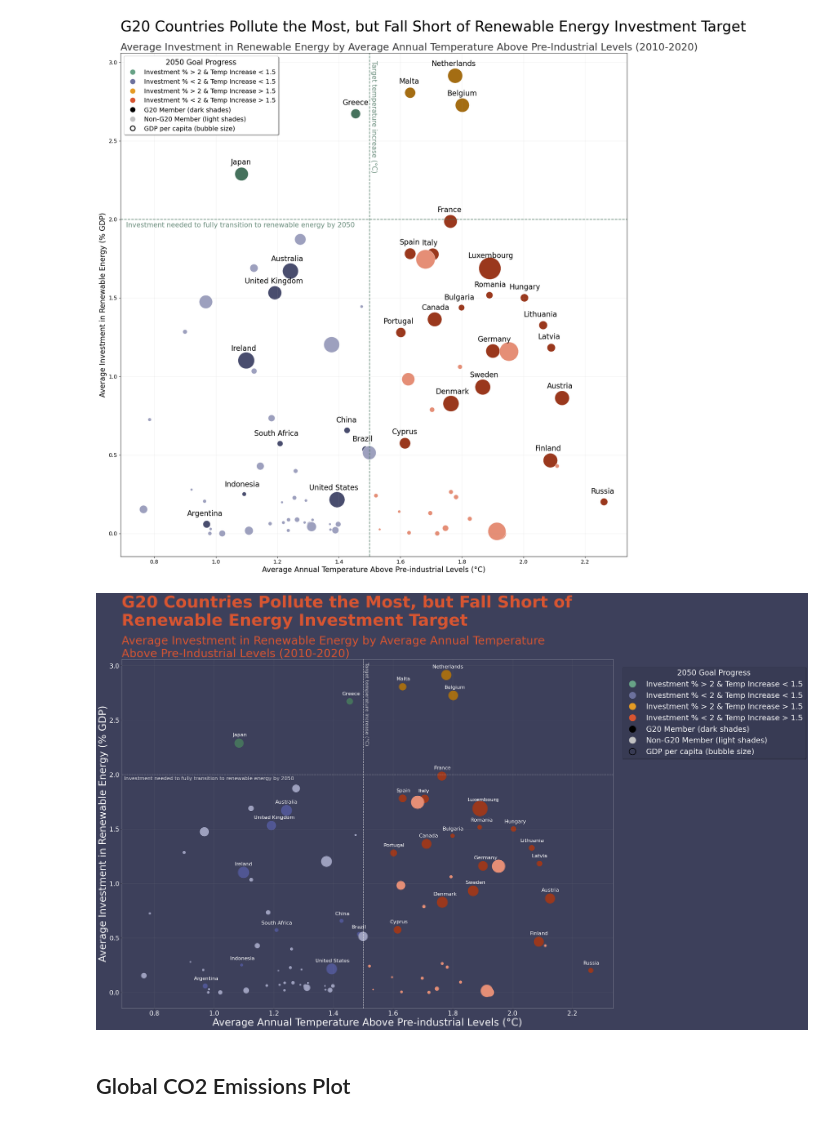
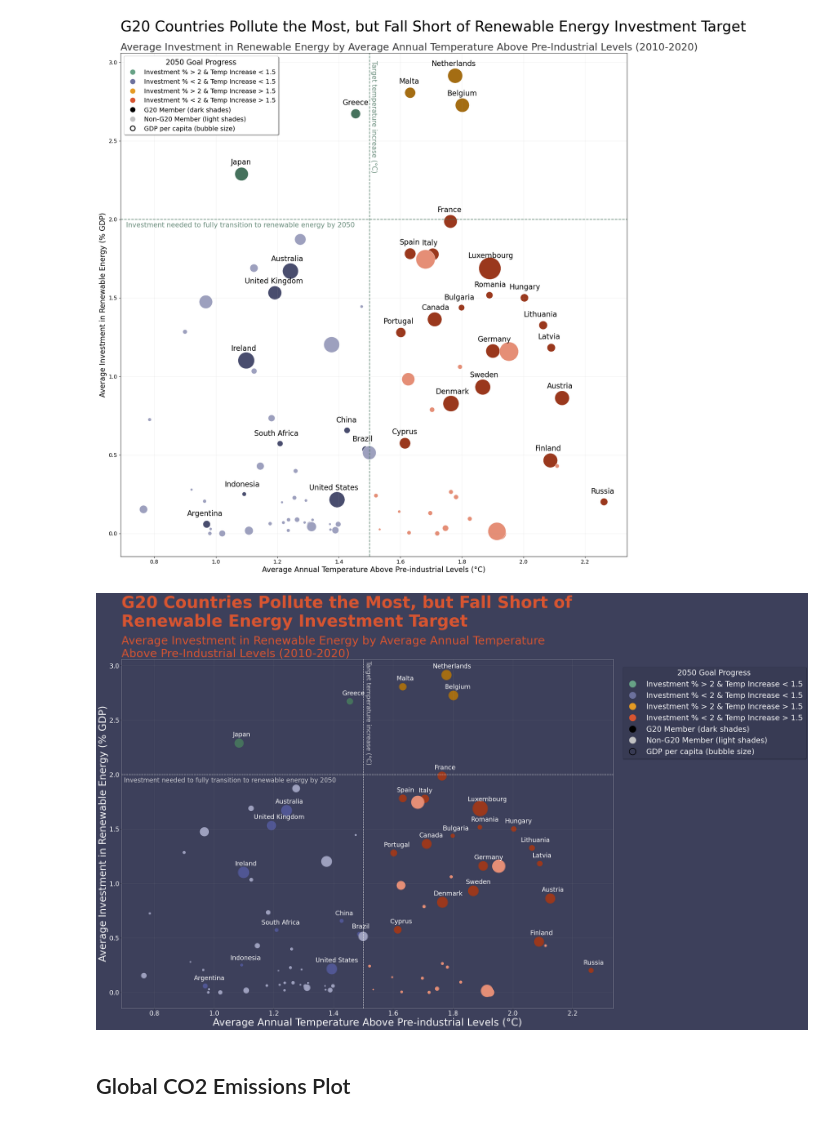
Before and after one commit to simonabors/worlddataviz, a Jupyter notebook: What_just_happened_viz.ipynb, the cells around one changed output. Drawn from its saved outputs; the diff is of its cells as text; code cells hidden in the pictures.

```diff
--- a/What_just_happened_viz.ipynb
+++ b/What_just_happened_viz.ipynb
@@ -408,7 +408,7 @@ temp_delta_avg2.head(5)
 | American Samoa | 0.997545 |
 | Andorra, Principality of | 1.791818 |
 # %%
-renew_invest_avg2 = expend
+renew_invest_avg2 = expend.copy()
 renew_invest_avg2['renew_invest_avg'] = (renew_invest_avg2['F2010'] + renew_invest_avg2['F2011'] + renew_invest_avg2['F2012'] + renew_invest_avg2['F2013'] + renew_invest_avg2['F2014'] + renew_invest_avg2['F2015'] + renew_invest_avg2['F2016'] + renew_invest_avg2['F2017'] + renew_invest_avg2['F2018'] + renew_invest_avg2['F2019'] + renew_invest_avg2['F2020']) / 11
 renew_invest_avg2 = renew_invest_avg2.drop(['F2010', 'F2011', 'F2012', 'F2013', 'F2014', 'F2015', 'F2016', 'F2017', 'F2018', 'F2019', 'F2020'], axis=1)
 renew_invest_avg2.head(5)
@@ -650,37 +650,37 @@ gdp_legend = mlines.Line2D([], [], color='White', marker='o', linestyle='None',
 
 
 labels = ['Investment % > 2 & Temp Increase < 1.5', 'Investment % < 2 & Temp Increase < 1.5', 'Investment % > 2 & Temp Increase > 1.5', 'Investment % < 2 & Temp Increase > 1.5', 'G20 Member (dark shades)', 'Non-G20 Member (light shades)', 'GDP per capita (bubble size)']
 handles = [green_legend, blue_legend, orange_legend, red_legend, dark_legend, light_legend, gdp_legend]
 # move legend outside of plot, and make labels and title white
 legend = plt.legend(handles=handles, labels = labels, loc='upper left', title='2050 Goal Progress', markerscale=0.6, fontsize=24, title_fontsize=24, facecolor='#3d405b', edgecolor='#3d405b', framealpha=0.8, bbox_to_anchor=(1.01, 0.99), labelcolor='white', frameon=True, fancybox=True, shadow=True)
 
 plt.setp(legend.get_title(), color='white')
 
 plt.grid(alpha=0.18)
 
 plt.axvline(x = 1.5, color = '#F2F2F2', linestyle = '--', alpha=0.8)
-plt.annotate(f'Target temperature increase ({chr(176)}C)', (1.503, 2.27), color = '#F2F2F2', alpha=0.8, rotation=270, fontsize=16)
+plt.annotate(f'Target temperature increase ({chr(176)}C)', (1.506, 2.1), color = '#F2F2F2', alpha=0.8, rotation=270, fontsize=20)
 
 plt.axhline(y = 2, color = '#F2F2F2', linestyle = '--', alpha=0.8)
-plt.annotate('Investment needed to fully transition to renewable energy by 2050', (0.6982, 1.95), color = '#F2F2F2', alpha=0.8, fontsize=16)
+plt.annotate('Investment needed to fully transition to renewable energy by 2050', (0.6982, 1.93), color = '#F2F2F2', alpha=0.8, fontsize=20)
 
 for i, txt in enumerate(invest_vs_impact2.index):
     if invest_vs_impact2['g20'][i] == 'Yes':
-        plt.annotate(txt, (invest_vs_impact2['temp_delta_avg'][i] - (0.0042 * len(txt)), invest_vs_impact2['renew_invest_avg'][i] + (0.0057 * np.log(iiplot_data.iloc[i]['gdp_per_capita_avg']))), fontsize=16, color='white')
+        plt.annotate(txt, (invest_vs_impact2['temp_delta_avg'][i] - (0.0042 * len(txt)), invest_vs_impact2['renew_invest_avg'][i] + (0.0057 * np.log(iiplot_data.iloc[i]['gdp_per_capita_avg']))), fontsize=20, color='white')
     else:
         continue
 
 plt.suptitle('G20 Countries Pollute the Most, but Fall Short of \nRenewable Energy Investment Target', weight='bold', fontsize=52, y=1.021, x=0.125, ha='left', color = '#D85531')
 plt.title('Average Investment in Renewable Energy by Average Annual Temperature \nAbove Pre-Industrial Levels (2010-2020)', weight=1.4, fontsize=36, loc= 'left', color = '#D85531')
 plt.xlabel(f'Average Annual Temperature Above Pre-industrial Levels ({chr(176)}C)', fontsize=32, color='white')
 plt.ylabel('Average Investment in Renewable Energy (% GDP)', fontsize=32, color = 'white')
 plt.xticks(fontsize=20, color = 'white')
 plt.yticks(fontsize=20, color = 'white')
 
 plt.savefig('PosterSubmission_darkcolorquad.svg', format='svg', bbox_inches='tight')
 plt.show()
 # %% [output]
-[figure, old version]
+[figure, new version]
 # %% [markdown]
 ## Global CO2 Emissions Plot
 # %%
```
Also changed, not shown: parts of 8 cells of this notebook, 2 other files.
